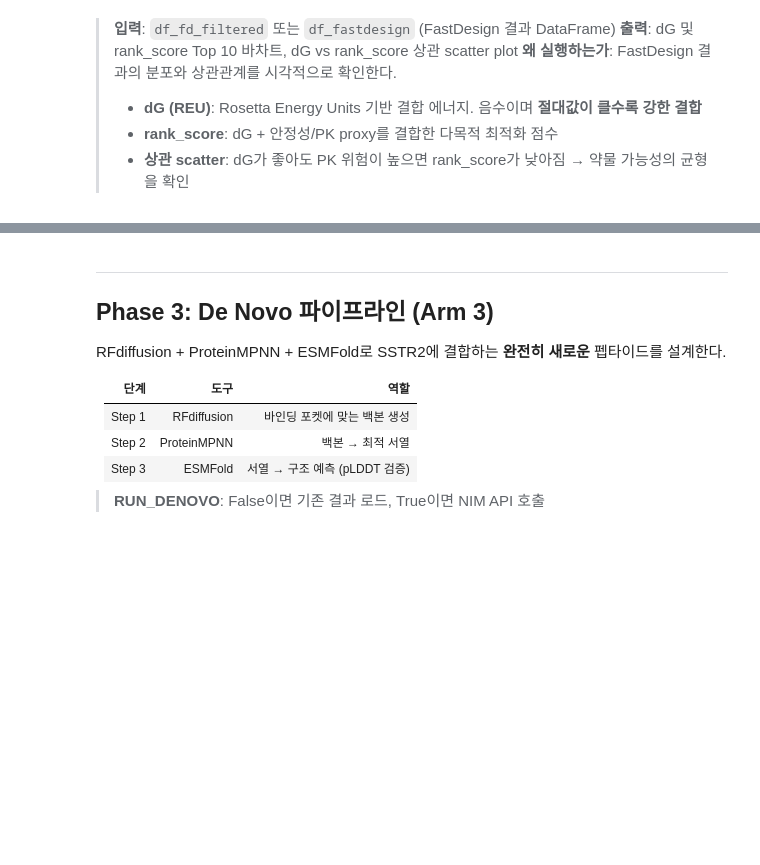
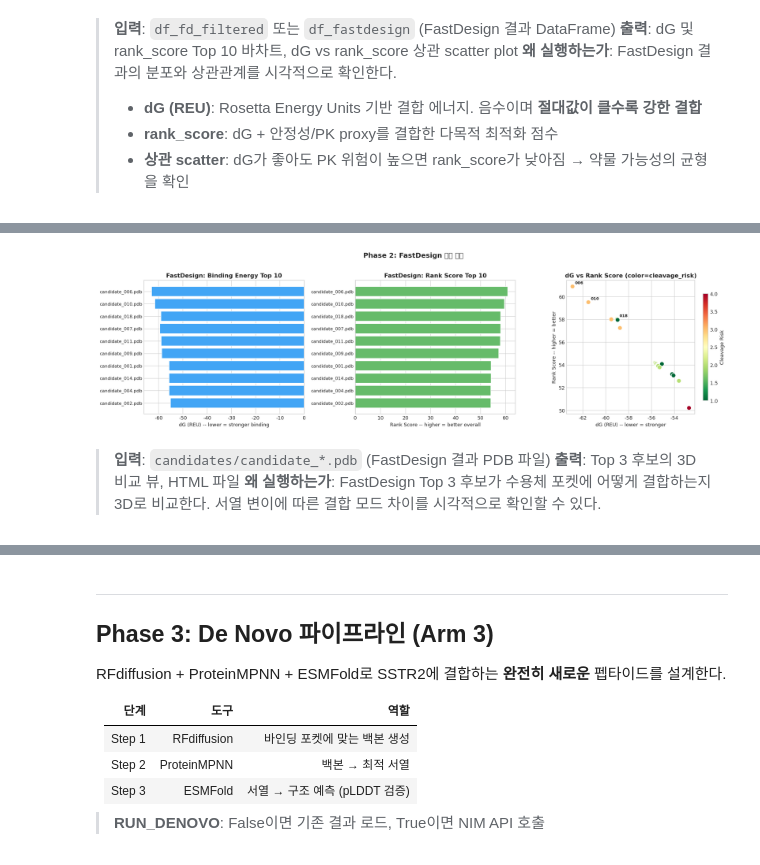
Before and after one commit to gggg8657/bio_ai_sci_MD, a Jupyter notebook: notebooks/unified_sstr2_binder_discovery.ipynb, the cells around one changed output, grey strips where cells are left out. Cells and saved outputs as stored; diff of their text form; code cells hidden in the pictures; blank space fills up the shorter version.

```diff
--- a/notebooks/unified_sstr2_binder_discovery.ipynb
+++ b/notebooks/unified_sstr2_binder_discovery.ipynb
@@ -474,7 +638,7 @@ if not LOAD_FROM_CACHE:
             info.append((ch, len(seq), seq))
         hits = [ch for ch, ln, seq in info if ln == peptide_len]
         if len(hits) != 1:
-            raise RuntimeError(f'길이=={peptide_len} 체인 탐지 결과가 1개가 아닙니다: {hits}')
+            raise RuntimeError(f'Expected exactly 1 chain with length=={peptide_len}, found: {hits}')
         return hits[0]
 
     # ── 체인 추출 ──
@@ -537,4 +701,4 @@ if not LOAD_FROM_CACHE:
     standard_pose = standardize_to_AB(pose, pep_chain)
     relaxed_pose = relax_peptide_only()
 else:
-    print('[Cache Mode] PyRosetta 전처리 건너뜀')
+    print('[Cache Mode] PyRosetta preprocessing skipped')
@@ -551,7 +717,7 @@ else:
 # %%
 # ===== 2.3 Scoring 함수 정의 =====
 def stability_pk_proxy_scores(seq):
-    """안정성/PK proxy 점수 계산"""
+    """Calculate stability/PK proxy scores"""
     seq = seq.strip().upper()
     kr = sum(1 for x in seq if x in 'KR')
     fyw = sum(1 for x in seq if x in 'FYW')
@@ -570,7 +736,7 @@ def stability_pk_proxy_scores(seq):
     }
 
 def compute_rank_score(dG, cleavage_risk, pk_penalty):
-    """V1 rank_score: 높을수록 좋음"""
+    """V1 rank_score: higher = better"""
     return (-dG) - 0.5 * cleavage_risk - 1.0 * pk_penalty
 
-print('Scoring 함수 정의 완료')
+print('Scoring functions defined')
@@ -723,7 +900,7 @@ if 'dG_REU' in df_show.columns and 'rank_score' in df_show.columns:
     ax.set_yticks(range(min(10, len(df_show))))
     ax.set_yticklabels(df_show['candidate'].head(10).values, fontsize=9)
     ax.invert_yaxis()
-    ax.set_xlabel('dG (REU) -- lower = stronger binding')
+    ax.set_xlabel('dG (REU) — lower = stronger binding')
     ax.set_title('FastDesign: Binding Energy Top 10', fontweight='bold')
 
     # (2) Rank Score Top 10
@@ -734,7 +911,7 @@ if 'dG_REU' in df_show.columns and 'rank_score' in df_show.columns:
     ax.set_yticks(range(min(10, len(df_show))))
     ax.set_yticklabels(df_show['candidate'].head(10).values, fontsize=9)
     ax.invert_yaxis()
-    ax.set_xlabel('Rank Score -- higher = better overall')
+    ax.set_xlabel('Rank Score — higher = better overall')
     ax.set_title('FastDesign: Rank Score Top 10', fontweight='bold')
 
     # (3) dG vs rank_score scatter (Task 7)
@@ -742,8 +919,8 @@ if 'dG_REU' in df_show.columns and 'rank_score' in df_show.columns:
     sc = ax.scatter(df_show['dG_REU'], df_show['rank_score'],
                     c=df_show['cleavage_risk'], cmap='RdYlGn_r',
                     s=80, edgecolor='white', linewidth=1, zorder=5)
-    ax.set_xlabel('dG (REU) -- lower = stronger')
-    ax.set_ylabel('Rank Score -- higher = better')
+    ax.set_xlabel('dG (REU) — lower = stronger')
+    ax.set_ylabel('Rank Score — higher = better')
     ax.set_title('dG vs Rank Score (color=cleavage_risk)', fontweight='bold')
     plt.colorbar(sc, ax=ax, label='Cleavage Risk', shrink=0.8)
     # Top 3 annotate
@@ -753,6 +930,7 @@ if 'dG_REU' in df_show.columns and 'rank_score' in df_show.columns:
                     (r['dG_REU'], r['rank_score']),
                     textcoords='offset points', xytext=(5, 5), fontsize=8, fontweight='bold')
 
-    plt.suptitle('Phase 2: FastDesign 결과 분석', fontweight='bold', fontsize=14, y=1.02)
+    plt.suptitle('Phase 2: FastDesign Results Analysis', fontweight='bold', fontsize=14, y=1.02)
     plt.tight_layout()
     plt.show()
+# %% [output]
@@ -758,0 +948,5 @@ if 'dG_REU' in df_show.columns and 'rank_score' in df_show.columns:
+[figure, added]
+# %% [markdown]
+> **입력**: `candidates/candidate_*.pdb` (FastDesign 결과 PDB 파일)
+> **출력**: Top 3 후보의 3D 비교 뷰, HTML 파일
+> **왜 실행하는가**: FastDesign Top 3 후보가 수용체 포켓에 어떻게 결합하는지 3D로 비교한다. 서열 변이에 따른 결합 모드 차이를 시각적으로 확인할 수 있다.
```
Also changed, not shown: parts of 38 cells of this notebook, 2 other files.
